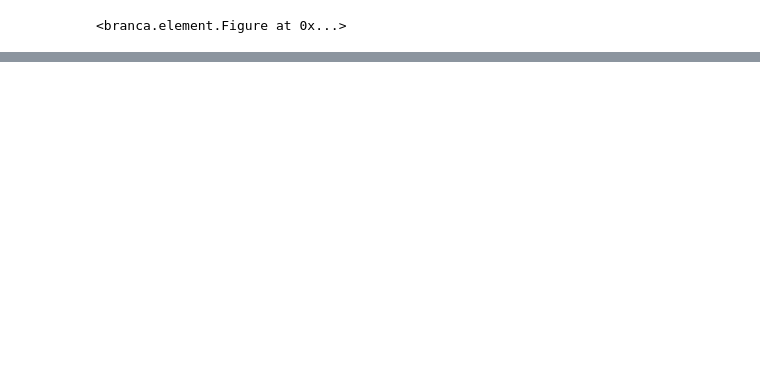
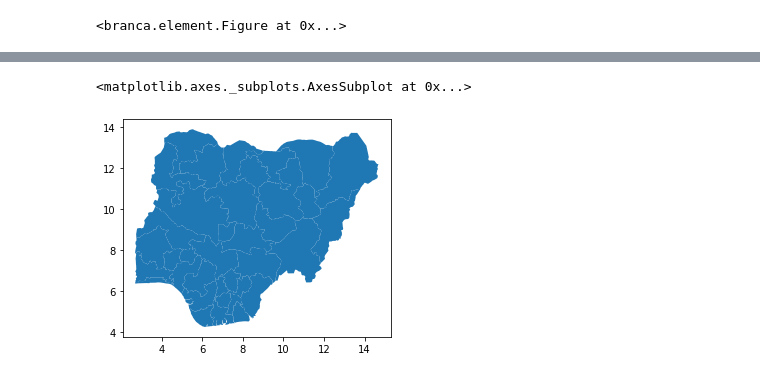
Before and after one commit to MMoronto/Folium_Playground, a Jupyter notebook: Lagos_Folium_Map_Tests.ipynb, the cells around one changed output, grey strips where cells are left out. Saved outputs shown, nothing was run; the diff lists cells and outputs as text; code cells hidden in the pictures; blank space fills up the shorter version.

```diff
--- a/Lagos_Folium_Map_Tests.ipynb
+++ b/Lagos_Folium_Map_Tests.ipynb
@@ -176,6 +194,6 @@ df_Factories.head()
 | 3 | 3.338797 | 6.461315 | 2644 | 6.461315 | 3.338797 | 103ce055-af24-4871-8bc8-a852a492ed24 | LASATO10 | Layeni-Okoya | 25002 | Ajeromi/Ifelodun | ... |
 | 4 | 3.350570 | 6.469910 | 2645 | 6.469910 | 3.350570 | bda75de4-eaf1-48fe-ba87-55d2eb416a33 | LASATO12 | Oke Oja | 25002 | Ajeromi/Ifelodun | ... |
 # %%
-nigeria_factories_geojson=geopandas.read_file('/content/drive/MyDrive/Colab Notebooks/GRID3_Nigeria_-_Factories_and_Industrial_SitesA.geojson')
+nigeria_factories_geojson=geopandas.read_file('/content/drive/MyDrive/Colab Notebooks/GRID3_Nigeria_-_State_Boundaries.geojson')
 nigeria_factories_geojson.head()
 # %% [output]
@@ -182,0 +206,5 @@ NameError: ignored
+# %%
+nigeria_factories_geojson.plot()
+# %% [output]
+<matplotlib.axes._subplots.AxesSubplot at 0x...>
+[figure, added]
```
Also changed, not shown: parts of 3 cells of this notebook.
